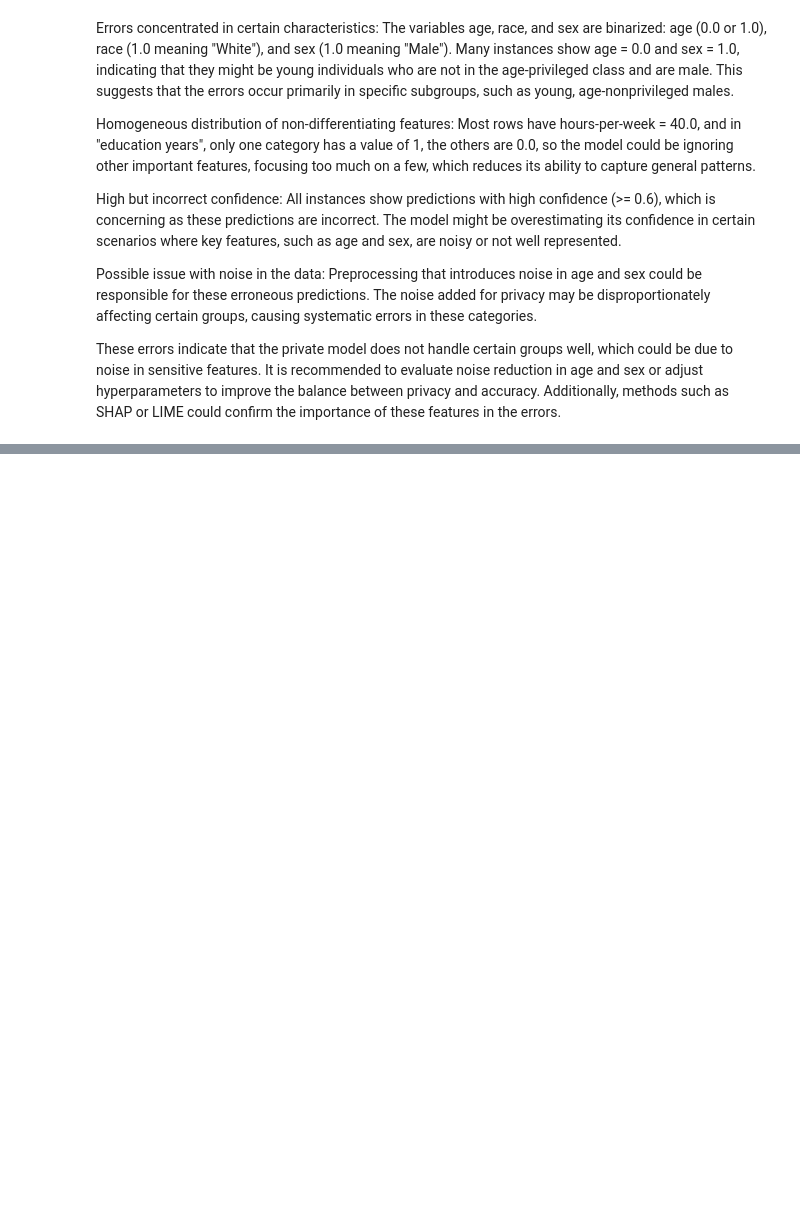
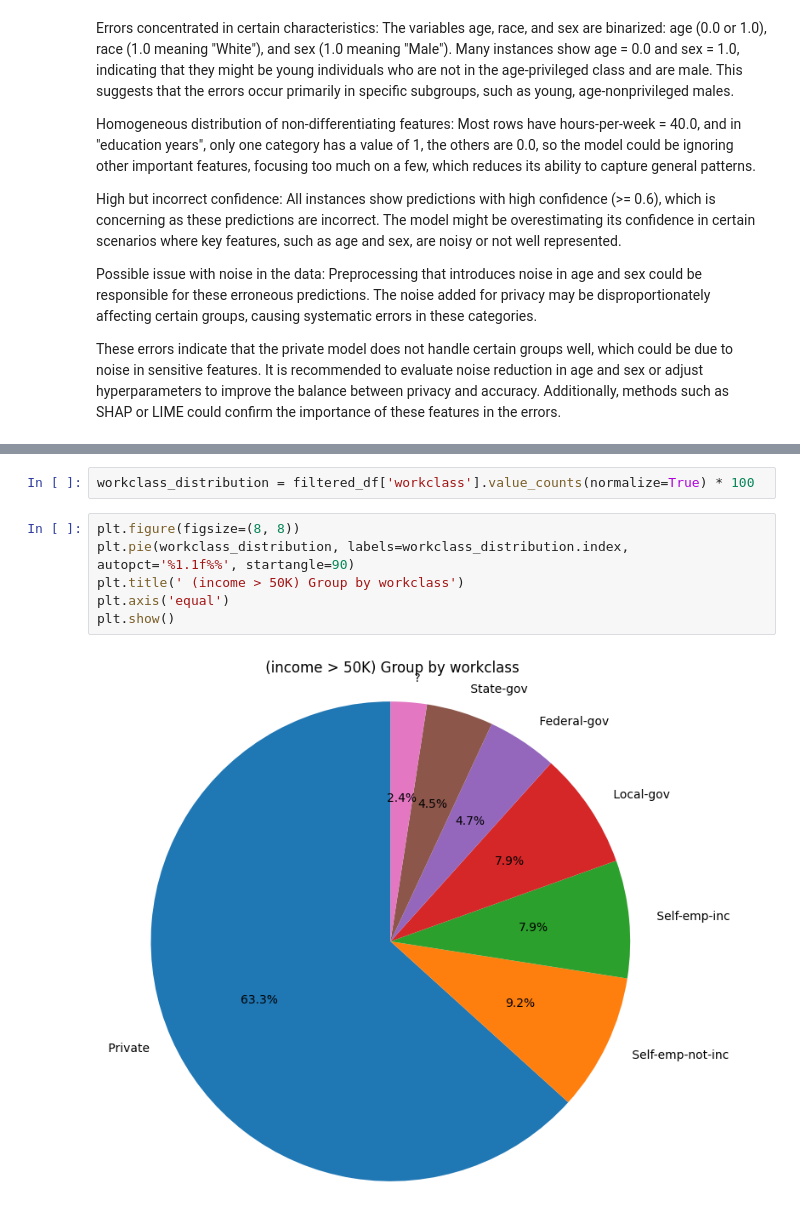
Before and after one commit to Carda01/responsibleDS_adult, a Jupyter notebook: classifier.ipynb, the cells around one changed output, grey strips where cells are left out. Saved outputs shown, nothing was run; the diff lists cells and outputs as text; blank space fills up the shorter version.

```diff
--- a/classifier.ipynb
+++ b/classifier.ipynb
@@ -716,0 +786,10 @@ These errors indicate that the private model does not handle certain groups well
+# %%
+workclass_distribution = filtered_df['workclass'].value_counts(normalize=True) * 100
+# %%
+plt.figure(figsize=(8, 8))
+plt.pie(workclass_distribution, labels=workclass_distribution.index, autopct='%1.1f%%', startangle=90)
+plt.title(' (income > 50K) Group by workclass')
+plt.axis('equal')
+plt.show()
+# %% [output]
+[figure, added]
```
Also changed, not shown: parts of 21 cells of this notebook.
